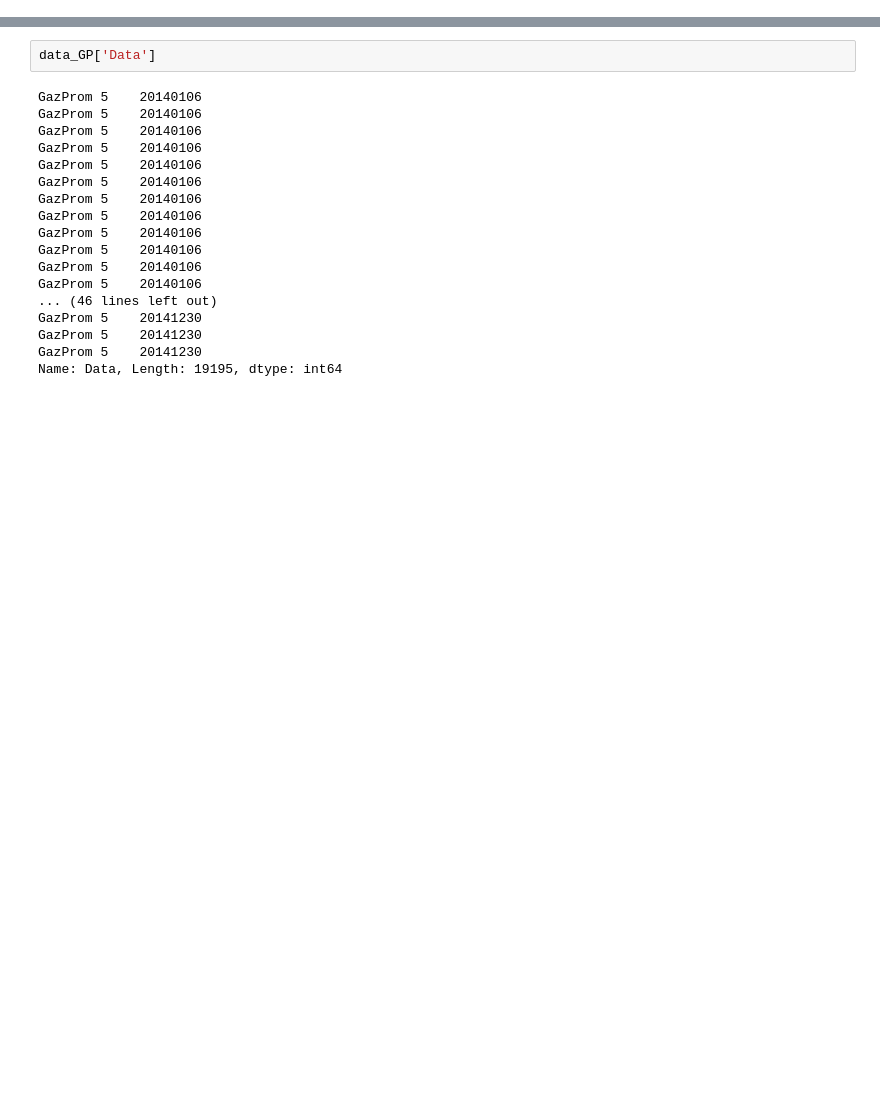
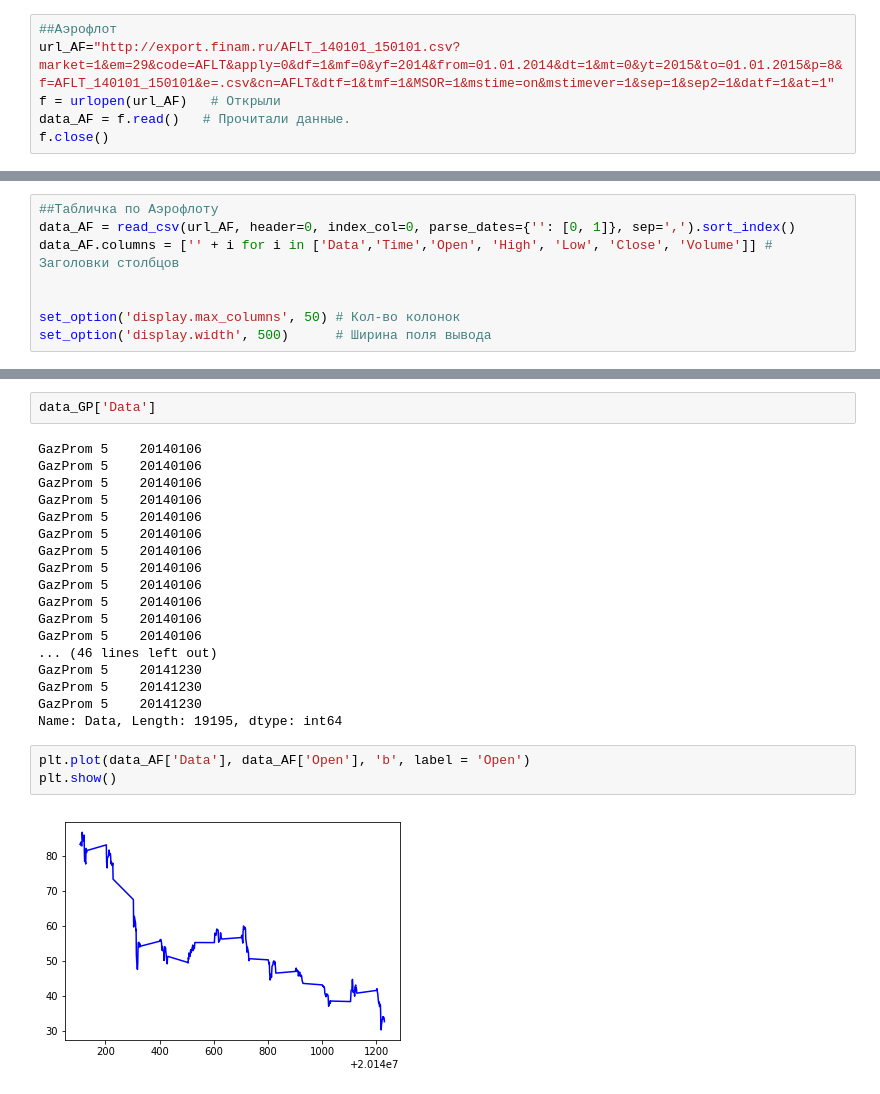
Before and after one commit to AdeleWolff/Subbotin_A_A, a Jupyter notebook: Kursach.ipynb, the cells around one changed output, grey strips where cells are left out. Cells and saved outputs as stored; diff of their text form; blank space fills up the shorter version.

```diff
--- a/Kursach.ipynb
+++ b/Kursach.ipynb
@@ -1,5 +1,11 @@
 # %%
 from urllib2 import urlopen # Для работы с адресами
+# %%
+##Аэрофлот
+url_AF="http://export.finam.ru/AFLT_140101_150101.csv?market=1&em=29&code=AFLT&apply=0&df=1&mf=0&yf=2014&from=01.01.2014&dt=1&mt=0&yt=2015&to=01.01.2015&p=8&f=AFLT_140101_150101&e=.csv&cn=AFLT&dtf=1&tmf=1&MSOR=1&mstime=on&mstimever=1&sep=1&sep2=1&datf=1&at=1"
+f = urlopen(url_AF)   # Открыли
+data_AF = f.read()   # Прочитали данные.
+f.close()
 # %%
 ##Нефтевики
 url_GP = "http://export.finam.ru/SIBN_140101_150101.csv?market=1&em=2&code=SIBN&apply=0&df=1&mf=0&yf=2014&from=01.01.2014&dt=1&mt=0&yt=2015&to=01.01.2015&p=3&f=SIBN_140101_150101&e=.csv&cn=GazProm&dtf=1&tmf=1&MSOR=1&mstime=on&mstimever=1&sep=3&sep2=1&datf=1&at=1"
@@ -74,3 +80,11 @@ GazProm 5  20140106  110500  146.79  146.79  146.70  146.72    2180
 len(data_GP)
 # %% [output]
 19195
+# %%
+##Табличка по Аэрофлоту
+data_AF = read_csv(url_AF, header=0, index_col=0, parse_dates={'': [0, 1]}, sep=',').sort_index()
+data_AF.columns = ['' + i for i in ['Data','Time','Open', 'High', 'Low', 'Close', 'Volume']] # Заголовки столбцов
+
+
+set_option('display.max_columns', 50) # Кол-во колонок
+set_option('display.width', 500)      # Ширина поля вывода
@@ -295,3 +323,8 @@ GazProm 5    20141230
 GazProm 5    20141230
 GazProm 5    20141230
 Name: Data, Length: 19195, dtype: int64
+# %%
+plt.plot(data_AF['Data'], data_AF['Open'], 'b', label = 'Open')
+plt.show()
+# %% [output]
+[figure, added]
```
Also changed, not shown: parts of 18 cells of this notebook.
